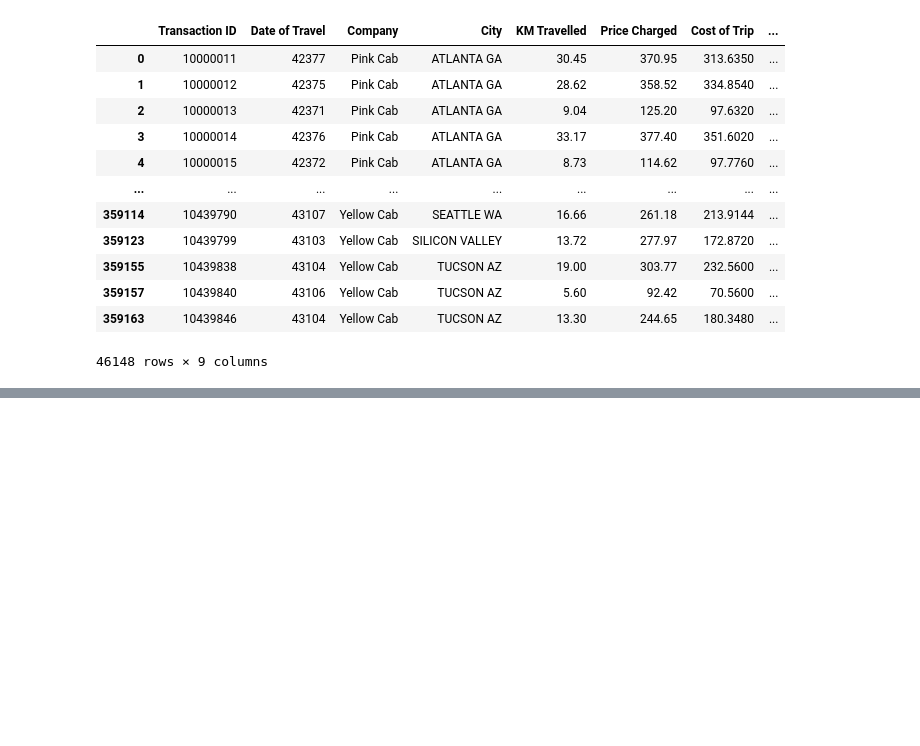
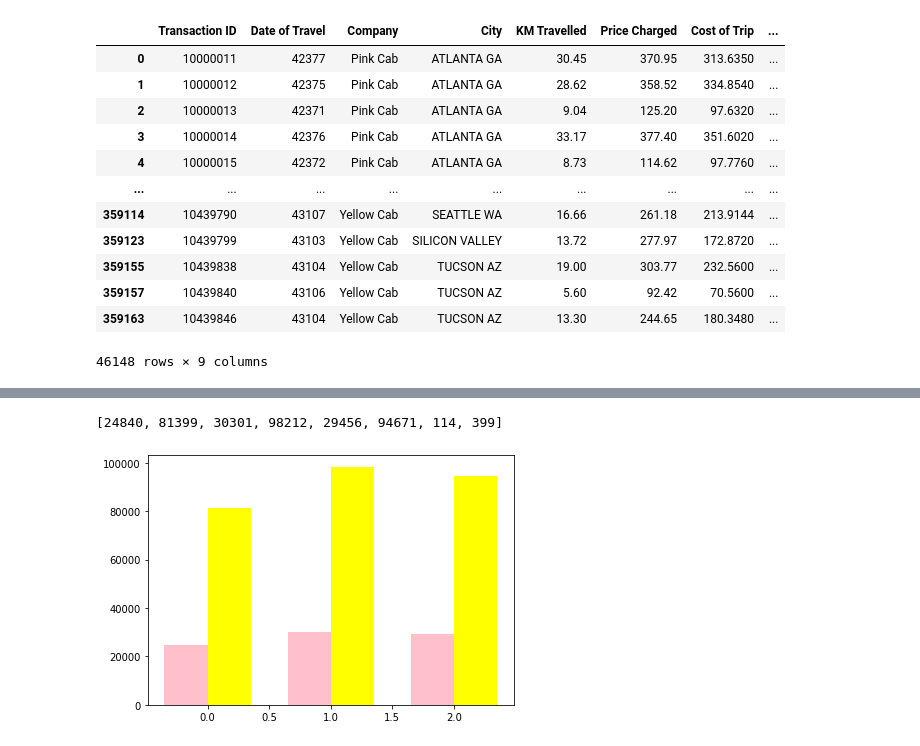
Before and after one commit to buyuktas18/DataSets, a Jupyter notebook: cab_analysis.ipynb, the cells around one changed output, grey strips where cells are left out. Saved outputs shown, nothing was run; the diff lists cells and outputs as text; code cells hidden in the pictures; blank space fills up the shorter version.

```diff
--- a/cab_analysis.ipynb
+++ b/cab_analysis.ipynb
@@ -214,0 +278,2 @@ Name: Customer ID, dtype: int64
+# %%
+cab_records['Year'] = years
@@ -214,0 +457,2 @@ Name: Customer ID, dtype: int64
+# %%
+number_of_trip = cab_records.groupby(['Year', 'Company']).count()
@@ -214,0 +472,32 @@ Name: Customer ID, dtype: int64
+# %%
+data = list(number_of_trip['Transaction ID'])
+# %%
+data
+# %% [output]
+[24840, 81399, 30301, 98212, 29456, 94671, 114, 399]
+# %%
+p_data = []
+y_data = []
+for i in range(6):
+    if i%2 == 0:
+        p_data.append(data[i])
+    else:
+        y_data.append(data[i])
+# %%
+data_1 = p_data
+data_2 = y_data
+
+x = np.arange(3)
+width = 0.35
+
+
+fig, ax = plt.subplots()
+rects1 = ax.bar(x - width/2, data_1, width, label='Pink', color="pink")
+rects2 = ax.bar(x + width/2, data_2, width, label='Yellow', color="yellow")
+
+
+fig.tight_layout()
+
+plt.show()
+# %% [output]
+[figure, added]
```
Also changed, not shown: parts of 47 cells of this notebook.
